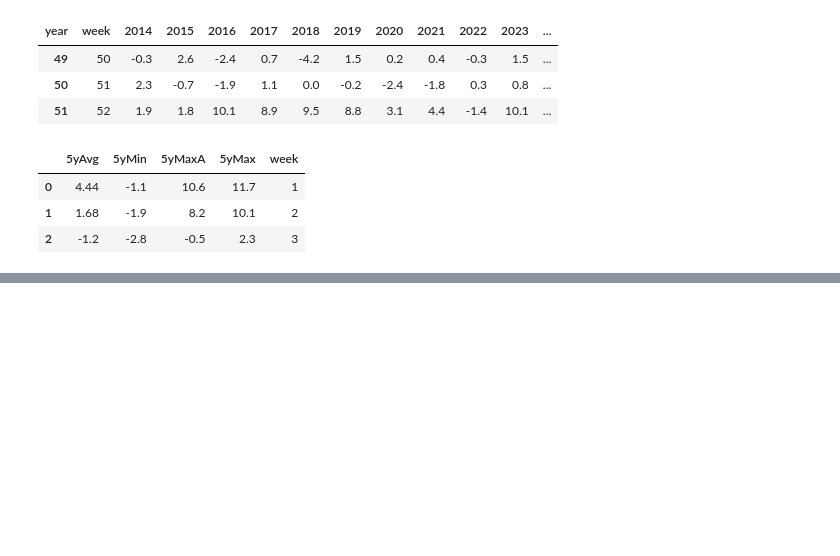
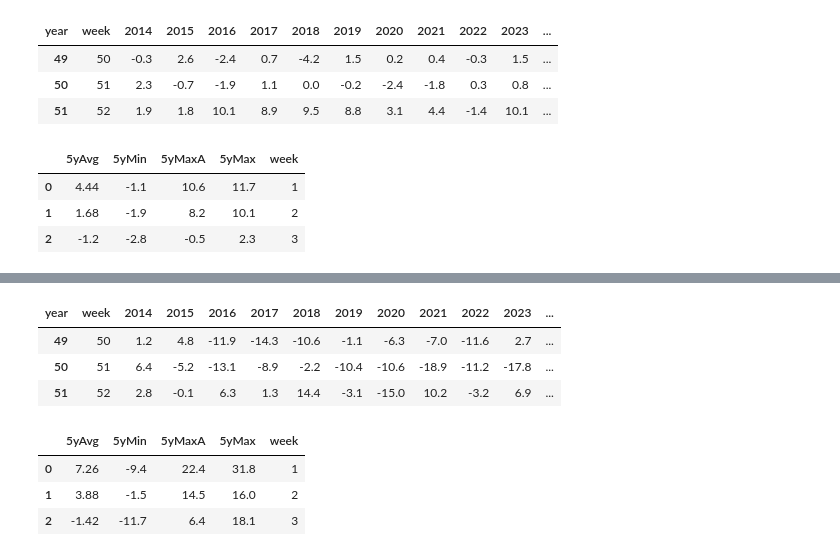
Before and after one commit to JozefSL/pyNotes, a Jupyter notebook: EIA/weeklyXlsCrudeStocksAndChanges.ipynb, the cells around one changed output, grey strips where cells are left out. Drawn from its saved outputs; the diff is of its cells as text; code cells hidden in the pictures; blank space fills up the shorter version.

```diff
--- a/EIA/weeklyXlsCrudeStocksAndChanges.ipynb
+++ b/EIA/weeklyXlsCrudeStocksAndChanges.ipynb
@@ -496,3 +494,7 @@ figDc.add_annotation(
 figDc.show()
 # %% [output]
 [interactive output not drawn]
+# %%
+dfp = data[['Week','Petroleum']].copy()
+dfp.columns = ['Period', 'value']
+dfp.tail(3)
@@ -498,0 +506,7 @@ figDc.show()
+# %%
+dfp['Period'] = dfp['Period'].apply(pd.to_datetime)
+dfp.value = (dfp.value.astype('Int64')/1000).round(1) #.astype('Int64')
+dfp['year'] = dfp['Period'].dt.year
+dfp['week'] = dfp['Period'].dt.isocalendar().week
+dfp['change'] = dfp['value'] - dfp['value'].shift(1)
+dfp.tail(3)
@@ -498,0 +574,22 @@ figDc.show()
+# %%
+dfApc = dfp.pivot(index='week', columns='year', values='change').round(1) #.astype('Int64') #.reset_index(drop='true')
+dfApc = dfApc.drop(dfApc.index[-1]).reset_index()  #eliminate the add years with 53 weeks
+dfApc.tail(3)
+# %% [output]
+| year | week | 2014 | 2015 | 2016 | 2017 | 2018 | 2019 | 2020 | 2021 | 2022 | 2023 | ... |
+| 49 | 50 | 1.2 | 4.8 | -11.9 | -14.3 | -10.6 | -1.1 | -6.3 | -7.0 | -11.6 | 2.7 | ... |
+| 50 | 51 | 6.4 | -5.2 | -13.1 | -8.9 | -2.2 | -10.4 | -10.6 | -18.9 | -11.2 | -17.8 | ... |
+| 51 | 52 | 2.8 | -0.1 | 6.3 | 1.3 | 14.4 | -3.1 | -15.0 | 10.2 | -3.2 | 6.9 | ... |
+# %%
+dfAApc = pd.DataFrame(dfApc.iloc[:, -6:-1].mean(axis=1))
+dfAApc.columns = ['5yAvg']
+dfAApc['5yMin'] = dfApc.iloc[:, -6:-1].min(axis=1) # Actual minimum, also used to calculate stack area bottom
+dfAApc['5yMaxA'] = dfApc.iloc[:, -6:-1].max(axis=1) # Actual maximum, also used to calculate stack area top
+dfAApc['5yMax'] = dfAApc['5yMaxA']-dfAApc['5yMin']
+dfAApc['week'] = dfApc['week']
+dfAApc.head(3)
+# %% [output]
+|  | 5yAvg | 5yMin | 5yMaxA | 5yMax | week |
+| 0 | 7.26 | -9.4 | 22.4 | 31.8 | 1 |
+| 1 | 3.88 | -1.5 | 14.5 | 16.0 | 2 |
+| 2 | -1.42 | -11.7 | 6.4 | 18.1 | 3 |
```
Also changed, not shown: parts of 11 cells of this notebook.
